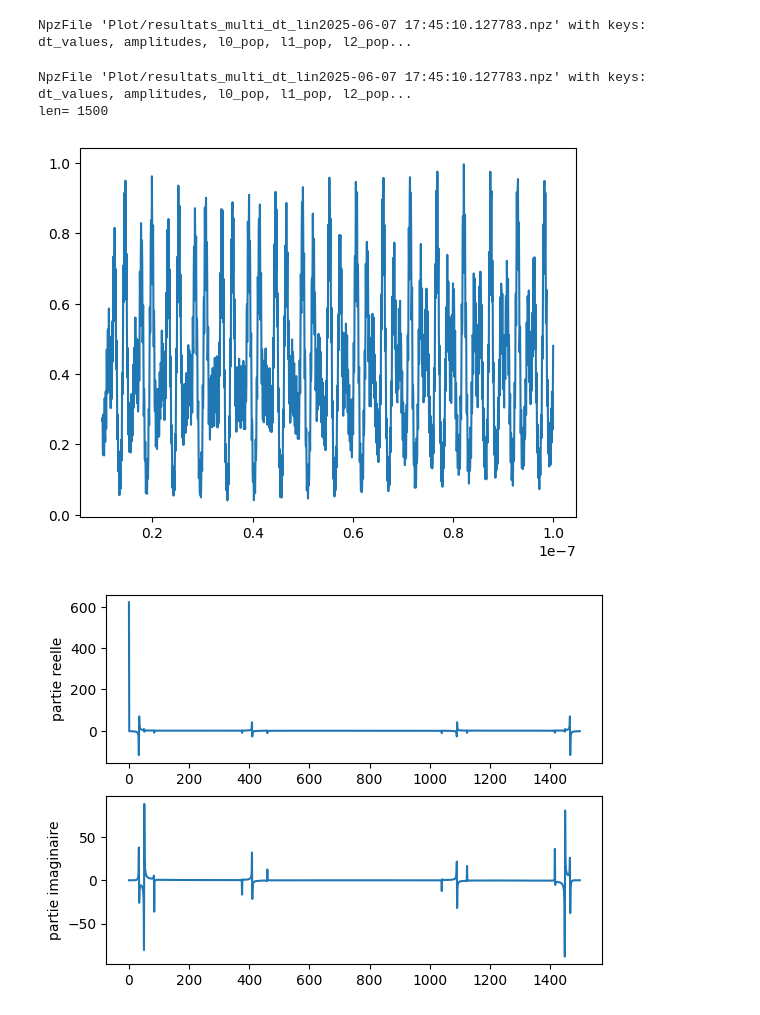
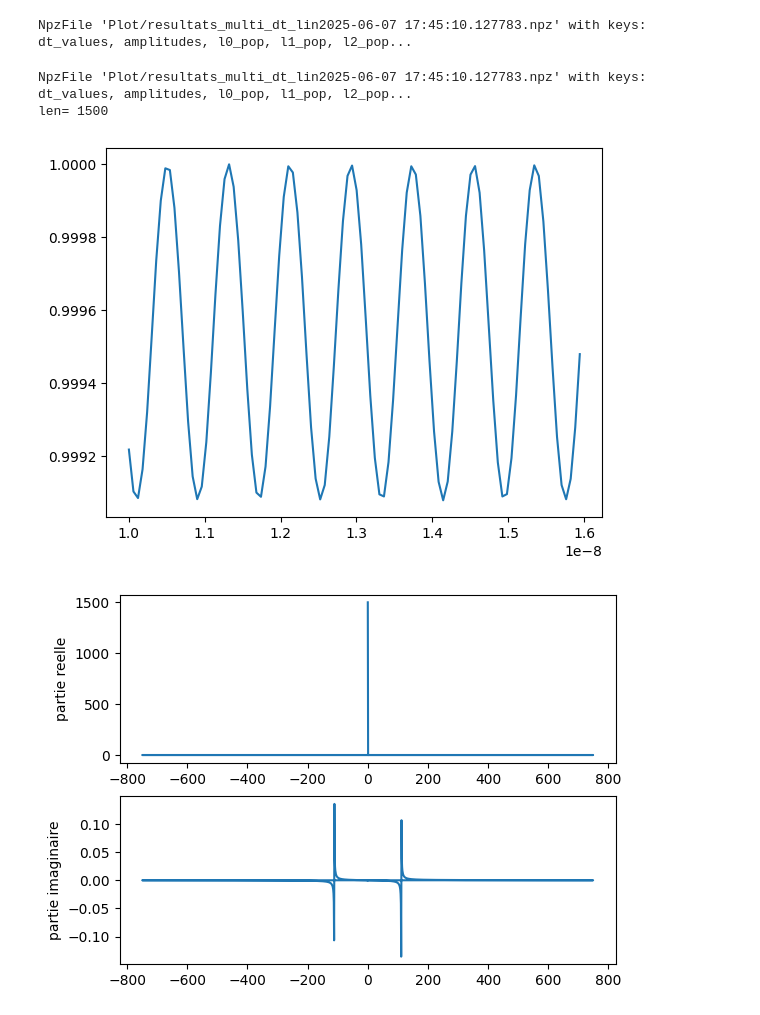
Before and after one commit to sdieden/Quantum-Control, a Jupyter notebook: fourier.ipynb, the cells around one changed output. Cells and saved outputs as stored; diff of their text form; code cells hidden in the pictures.

```diff
--- a/fourier.ipynb
+++ b/fourier.ipynb
@@ -18,36 +18,37 @@ l3_pop = data['l3_pop'].item()
 # %% [output]
 NpzFile 'Plot/resultats_multi_dt_lin2025-06-07 17:45:10.127783.npz' with keys: dt_values, amplitudes, l0_pop, l1_pop, l2_pop...
 # %%
-EF_idx = 0
+EF_idx = 11
 # 2. aller chercher toutes les valeurs à chaque temps pour ce champ electrique
 sup = np.zeros(len(dt_values))
 pop = np.zeros(len(dt_values))
 for i in range(len(dt_values)):
     #sup[i] = l_sup_10_pop[dt_values[i]][EF_idx]
     pop[i] = l3_pop[dt_values[i]][EF_idx]
 print(data)
-plt.plot(dt_values, pop)
+plt.plot(dt_values[:100], pop[:100])
 print('len=',len(pop))
 # TDF dessus
 L_SUP = fft(sup)
 POP = fft(pop)
 
 RPOP = rfft(pop)
+xax = fftfreq(dt_values.shape[0], 1./len(POP))
 plt.figure()
 plt.subplot(211)
-plt.plot(np.real(POP))
+plt.plot(xax,np.real(POP))
 plt.ylabel("partie reelle")
 #plt.xlim(0,50)
 plt.subplot(212)
-plt.plot(np.imag(POP))
+plt.plot(xax,np.imag(POP))
 plt.ylabel("partie imaginaire")
 #plt.xlim(0,50)
 plt.show()
 # %% [output]
 NpzFile 'Plot/resultats_multi_dt_lin2025-06-07 17:45:10.127783.npz' with keys: dt_values, amplitudes, l0_pop, l1_pop, l2_pop...
 len= 1500
-[figure, old version]
+[figure, new version]
-[figure, old version]
+[figure, new version]
 # %%
 RPOP = rfft(pop)
 plt.figure()
```
Also changed, not shown: parts of 5 cells of this notebook.
